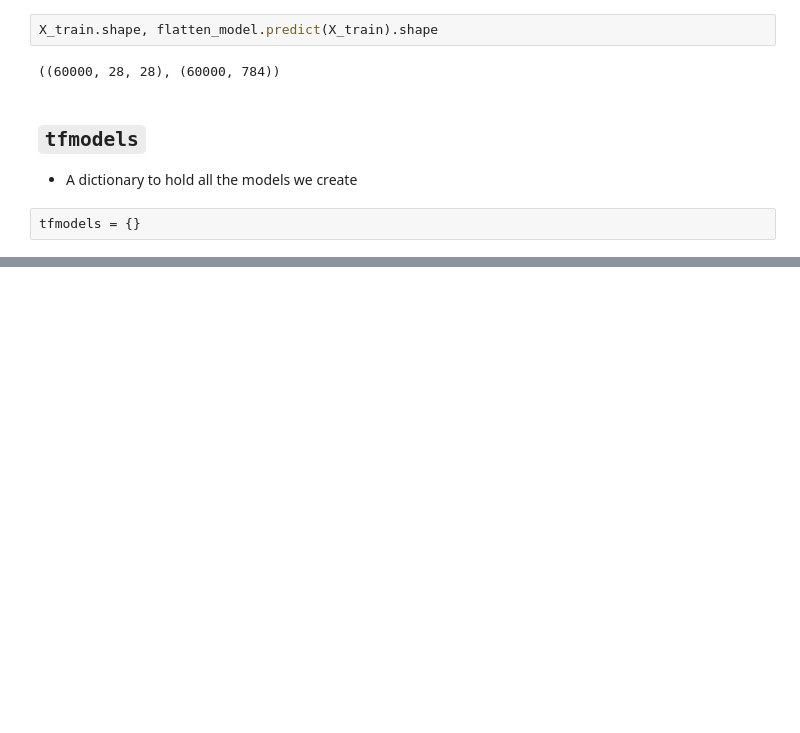
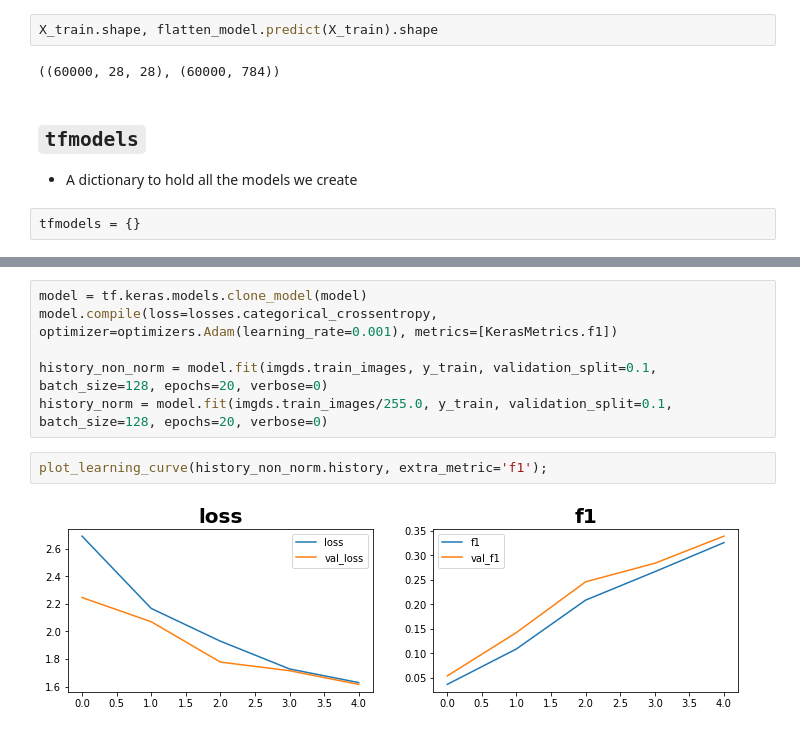
Before and after one commit to abhi8893/tensorflow-deep-learning-mrdbourke, a Jupyter notebook: notebooks/02B-Fashion-MNIST-larger-example.ipynb, the cells around one changed output, grey strips where cells are left out. Drawn from its saved outputs; the diff is of its cells as text; blank space fills up the shorter version.

```diff
--- a/notebooks/02B-Fashion-MNIST-larger-example.ipynb
+++ b/notebooks/02B-Fashion-MNIST-larger-example.ipynb
@@ -329,0 +421,10 @@ tfmodels = {}
+# %%
+model = tf.keras.models.clone_model(model)
+model.compile(loss=losses.categorical_crossentropy, optimizer=optimizers.Adam(learning_rate=0.001), metrics=[KerasMetrics.f1])
+
+history_non_norm = model.fit(imgds.train_images, y_train, validation_split=0.1, batch_size=128, epochs=20, verbose=0)
+history_norm = model.fit(imgds.train_images/255.0, y_train, validation_split=0.1, batch_size=128, epochs=20, verbose=0)
+# %%
+plot_learning_curve(history_non_norm.history, extra_metric='f1');
+# %% [output]
+[figure, added]
```
Also changed, not shown: parts of 62 cells of this notebook.
